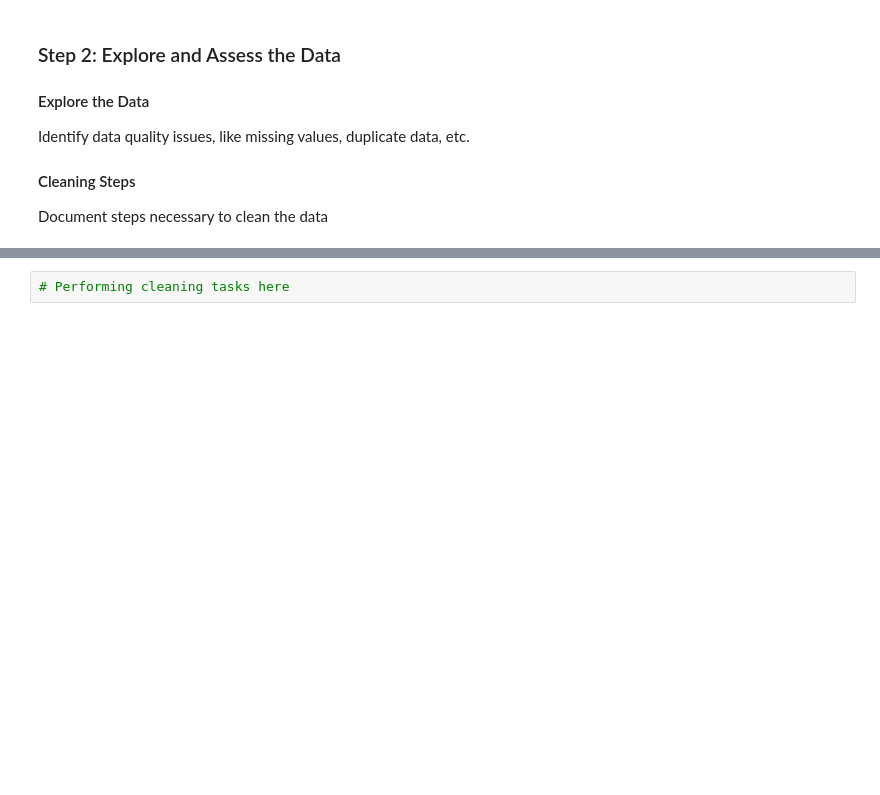
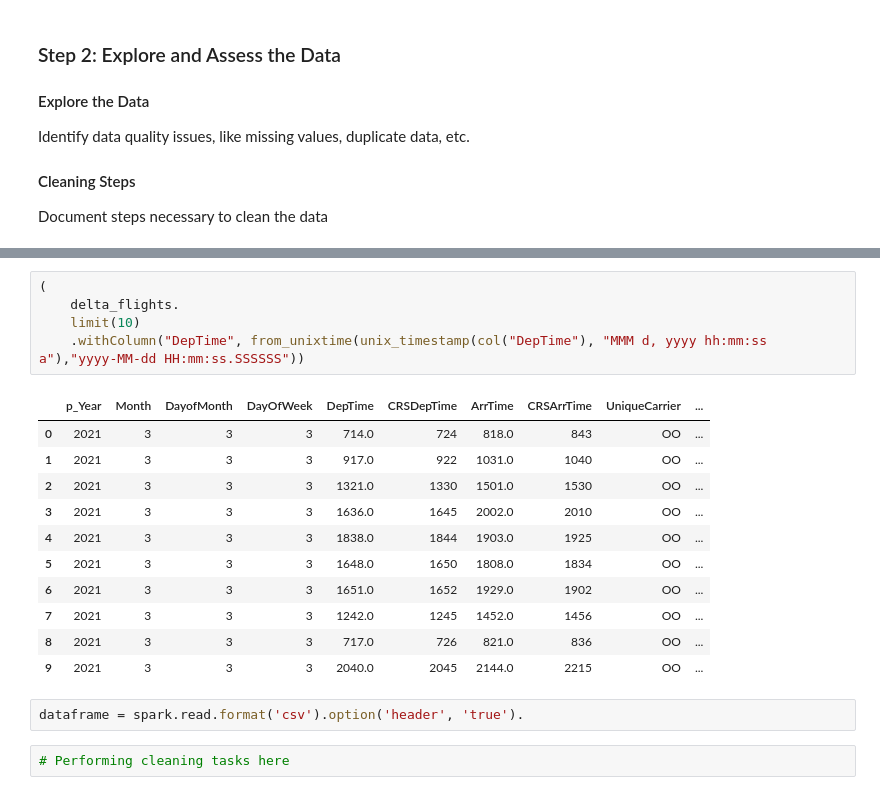
Before and after one commit to ahmed-gharib89/flights-delta-lake, a Jupyter notebook: Capstone Project Template.ipynb, the cells around one changed output, grey strips where cells are left out. Saved outputs shown, nothing was run; the diff lists cells and outputs as text; blank space fills up the shorter version.

```diff
--- a/Capstone Project Template.ipynb
+++ b/Capstone Project Template.ipynb
@@ -301,3 +877,22 @@ Document steps necessary to clean the data
+# %%
+(
+    delta_flights.
+    limit(10)
+    .withColumn("DepTime", from_unixtime(unix_timestamp(col("DepTime"), "MMM d, yyyy hh:mm:ss a"),"yyyy-MM-dd HH:mm:ss.SSSSSS"))
+# %% [output]
+|  | p_Year | Month | DayofMonth | DayOfWeek | DepTime | CRSDepTime | ArrTime | CRSArrTime | UniqueCarrier | ... |
+| 0 | 2021 | 3 | 3 | 3 | 714.0 | 724 | 818.0 | 843 | OO | ... |
+| 1 | 2021 | 3 | 3 | 3 | 917.0 | 922 | 1031.0 | 1040 | OO | ... |
+| 2 | 2021 | 3 | 3 | 3 | 1321.0 | 1330 | 1501.0 | 1530 | OO | ... |
+| 3 | 2021 | 3 | 3 | 3 | 1636.0 | 1645 | 2002.0 | 2010 | OO | ... |
+| 4 | 2021 | 3 | 3 | 3 | 1838.0 | 1844 | 1903.0 | 1925 | OO | ... |
+| 5 | 2021 | 3 | 3 | 3 | 1648.0 | 1650 | 1808.0 | 1834 | OO | ... |
+| 6 | 2021 | 3 | 3 | 3 | 1651.0 | 1652 | 1929.0 | 1902 | OO | ... |
+| 7 | 2021 | 3 | 3 | 3 | 1242.0 | 1245 | 1452.0 | 1456 | OO | ... |
+| 8 | 2021 | 3 | 3 | 3 | 717.0 | 726 | 821.0 | 836 | OO | ... |
+| 9 | 2021 | 3 | 3 | 3 | 2040.0 | 2045 | 2144.0 | 2215 | OO | ... |
+# %%
+dataframe = spark.read.format('csv').option('header', 'true').
 # %%
 # Performing cleaning tasks here
 # %% [markdown]
```
Also changed, not shown: parts of 131 cells of this notebook.
